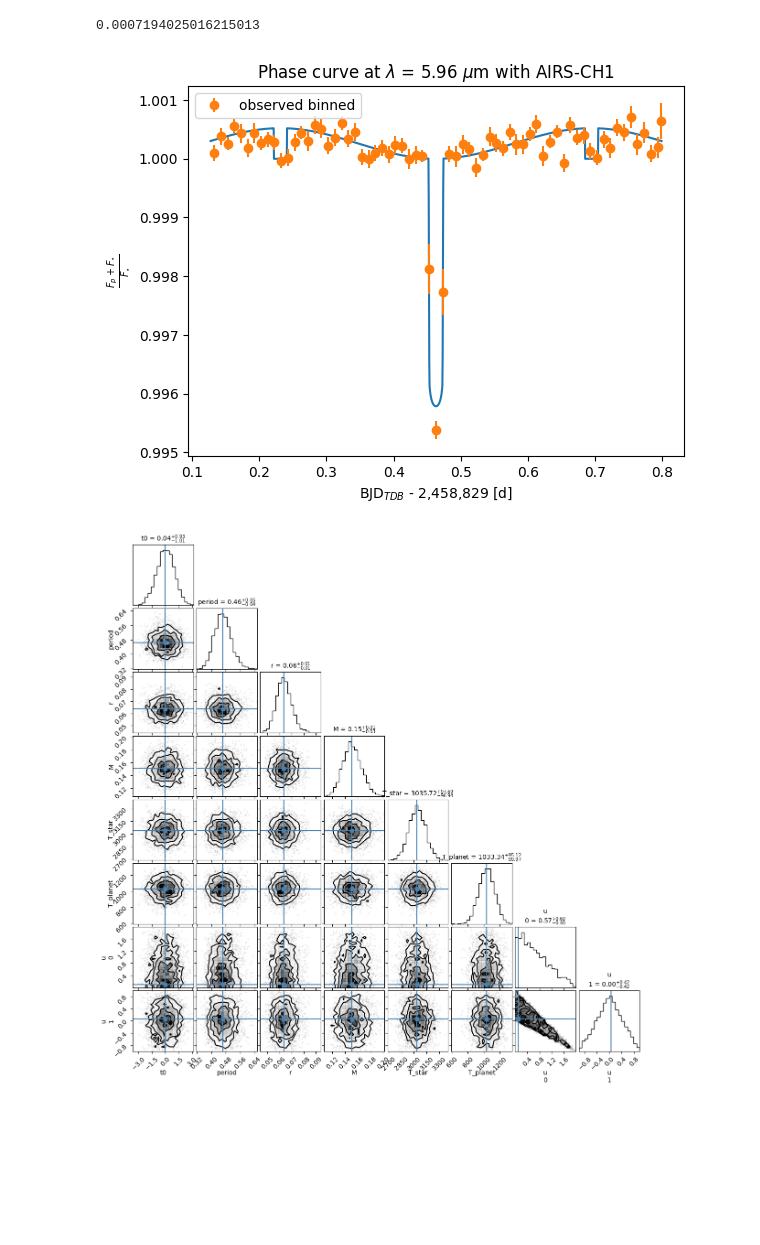
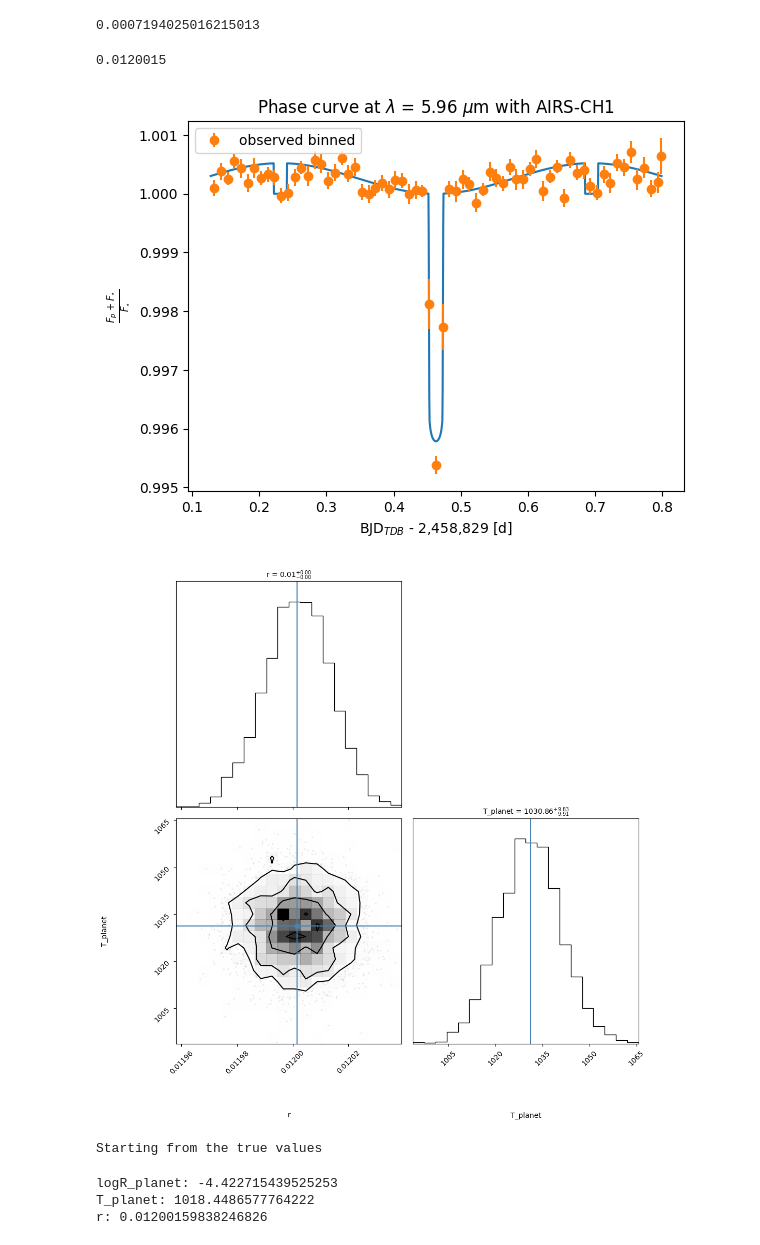
Before and after one commit to olwenrering/M2-LIU-Elsa, a Jupyter notebook: mcmc.ipynb, the cells around one changed output. Drawn from its saved outputs; the diff is of its cells as text; code cells hidden in the pictures; blank space fills up the shorter version.

```diff
--- a/mcmc.ipynb
+++ b/mcmc.ipynb
@@ -304,12 +305,13 @@ R_star = df2['theta'][0]
 M_star = df2['theta'][2]
 time_transit = 0
 R = df2['theta'][6]*R_star
+print(R)
 T_star = df2['theta'][1]
 T_planet = df2['theta'][8]
 lamb=5.96
-uu = [0.1, 0.06] # Quadratic limb-darkening coefficients
+uu = np.array([0.1, 0.06]) # Quadratic limb-darkening coefficients
 
-def light_curve_model(time, time_transit, P, R_star, M_star, R, T_star, T_planet, uu):
+def light_curve_model(time, R, T_planet): # light_curve_model(time, time_transit, P, R_star, M_star, R, T_star, T_planet, uu)
     star = Central(radius=R_star, mass=M_star)
     planet = Body(radius=R, time_transit=time_transit, period=P)
     m = Surface(u=uu)
@@ -321,7 +323,7 @@ def light_curve_model(time, time_transit, P, R_star, M_star, R, T_star, T_planet
     return pc
 
 plt.figure()
-plt.plot(time, light_curve_model(time, time_transit, P, R_star, M_star, R, T_star, T_planet, uu))
+plt.plot(time, light_curve_model(time, R, T_planet))
 plt.errorbar(binned[0], binned[1], yerr=binned[2], fmt='o', label='observed binned')
 plt.title(rf'Phase curve at $\lambda$ = {lamb} $\mu$m with AIRS-CH1')
 plt.legend()
@@ -329,38 +331,38 @@ plt.xlabel(r'BJD$_{TDB}$ - 2,458,829 [d]')
 plt.ylabel(r'$\frac{F_p + F_{\star}}{F_{\star}}$')
 plt.show()
 # %% [output]
+0.0120015
 [figure]
 # %%
 def model(t, yerr, y=None):
     # Priors for the parameters we're fitting for
 
-    # The time of reference transit
+    """# The time of reference transit
     t0 = numpyro.sample("t0", numpyro.distributions.Normal(time_transit, 1))
 
     # The period
     logP = numpyro.sample("logP", numpyro.distributions.Normal(jnp.log(P), 0.1))
-    period = numpyro.deterministic("period", jnp.exp(logP))
+    period = numpyro.deterministic("period", jnp.exp(logP))"""
 
-    # The radius ratio
-    logR = numpyro.sample("logR", numpyro.distributions.Normal(jnp.log(R/R_star), 0.1))
-    #r = numpyro.sample("r", numpyro.distributions.Uniform(0.01, 0.2))
+    # The radius of the planet
+    logR = numpyro.sample("logR_planet", numpyro.distributions.Normal(jnp.log(R), 0.001))
     r = numpyro.deterministic("r", jnp.exp(logR))
 
-    # The star mass
+    """# The star mass
     logM = numpyro.sample("logM", numpyro.distributions.Normal(jnp.log(M_star), 0.1))
     M = numpyro.deterministic("M", jnp.exp(logM))
 
     # The star temperature
-    T_star_prior = numpyro.sample("T_star", numpyro.distributions.Normal(T_star, 100))
+    T_star_prior = numpyro.sample("T_star", numpyro.distributions.Normal(T_star, 100))"""
 
-    # The star temperature
-    T_planet_prior = numpyro.sample("T_planet", numpyro.distributions.Normal(T_planet, 100))
+    # The planet temperature
+    T_planet_prior = numpyro.sample("T_planet", numpyro.distributions.Normal(T_planet, 10))
 
-    # The limb darkening coefficients
-    u_prior = numpyro.sample("u", numpyro_ext.distributions.QuadLDParams())
+    """# The limb darkening coefficients
+    u_prior = numpyro.sample("u", numpyro_ext.distributions.QuadLDParams())"""
 
     # The orbit and light curve
-    y_pred = light_curve_model(time, t0, period, R/r, M, r*R_star, T_star_prior, T_planet_prior, u_prior)
+    y_pred = light_curve_model(time, r, T_planet_prior)
 
     # Let's track the light curve
     numpyro.deterministic("light_curve", y_pred)
@@ -384,16 +386,56 @@ prior_samples_inf_data = az.from_dict(converted_prior_samples)
 # %%
 import corner
 
 # Plot the corner plot
 fig = plt.figure(figsize=(12, 12))
 _ = corner.corner(
     prior_samples_inf_data,
     fig=fig,
-    var_names=["t0", "period", "r", "M", "T_star", "T_planet", "u"],
-    truths=[time_transit, P, R/R_star, M_star, T_star, T_planet, uu[0], uu[1]],
+    var_names=["r", "T_planet"],
+    truths=[R, T_planet],
     show_titles=True,
     title_kwargs={"fontsize": 10},
     label_kwargs={"fontsize": 10},
 )
 # %% [output]
-[figure, old version]
+[figure, new version]
+# %%
+init_param_method = "true_values"  # "prior_median" or "true_values"
+
+if init_param_method == "prior_median":
+    print("Starting from the prior medians")
+    run_optim = numpyro_ext.optim.optimize(
+        model, init_strategy=numpyro.infer.init_to_median()
+    )
+elif init_param_method == "true_values":
+    print("Starting from the true values")
+    init_params = {
+        #"t0": float(time_transit),
+        #"logP": jnp.log(P),
+        "logR": jnp.log(R),
+        #"logM": jnp.log(M_star),
+        #"T_star" : float(T_star),
+        "T_planet" : float(T_planet),
+        #"u": uu,
+    }
+    run_optim = numpyro_ext.optim.optimize(
+        model,
+        init_strategy=numpyro.infer.init_to_value(values=init_params),
+    )
+
+time = jnp.asarray(time, dtype=jnp.float64)
+yerr = jnp.asarray(yerr, dtype=jnp.float64)
+observed = jnp.asarray(observed, dtype=jnp.float64)
+
+opt_params = run_optim(jax.random.PRNGKey(3), time, yerr, y=observed)
+# %% [output]
+Starting from the true values
+# %%
+for k, v in opt_params.items():
+    if k in ["light_curve", "obs"]:
+        continue
+    print(f"{k}: {v}")
+# %% [output]
+logR_planet: -4.422715439525253
+T_planet: 1018.4486577764222
+r: 0.01200159838246826
```
Also changed, not shown: parts of 8 cells of this notebook.
